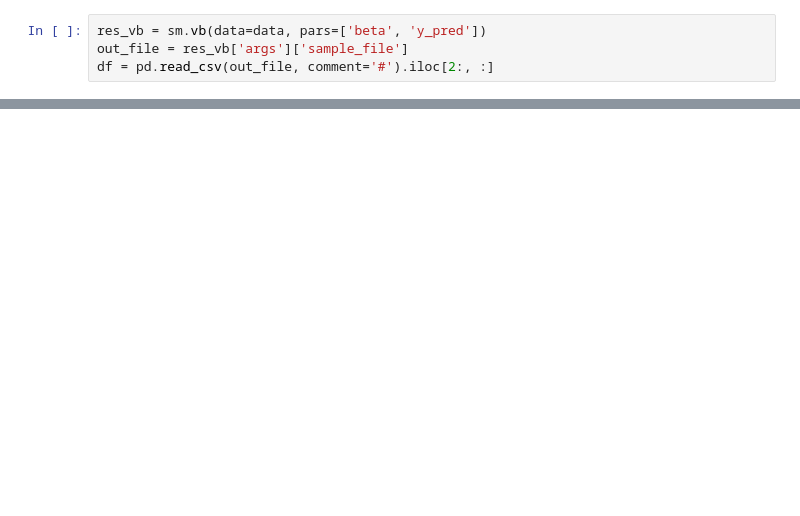
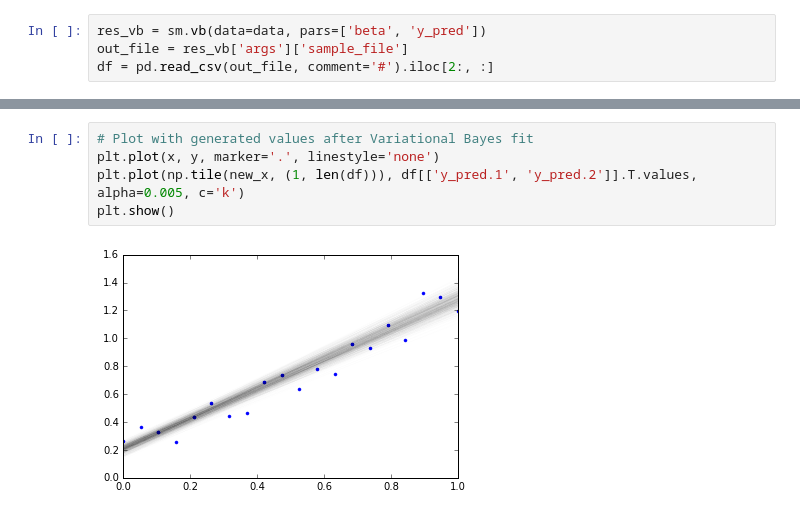
Before and after one commit to mattmcd/PyBayes, a Jupyter notebook: scripts/linear_regression.ipynb, the cells around one changed output, grey strips where cells are left out. Drawn from its saved outputs; the diff is of its cells as text; blank space fills up the shorter version.

Commit message:
Plot distribution of fit lines from variational Bayes

```diff
--- a/scripts/linear_regression.ipynb
+++ b/scripts/linear_regression.ipynb
@@ -119,0 +121,7 @@ array([[<matplotlib.axes._subplots.AxesSubplot object at 0x...>,
+# %%
+# Plot with generated values after Variational Bayes fit
+plt.plot(x, y, marker='.', linestyle='none')
+plt.plot(np.tile(new_x, (1, len(df))), df[['y_pred.1', 'y_pred.2']].T.values, alpha=0.005, c='k')
+plt.show()
+# %% [output]
+[figure, added]
```
Also changed, not shown: parts of 5 cells of this notebook.
